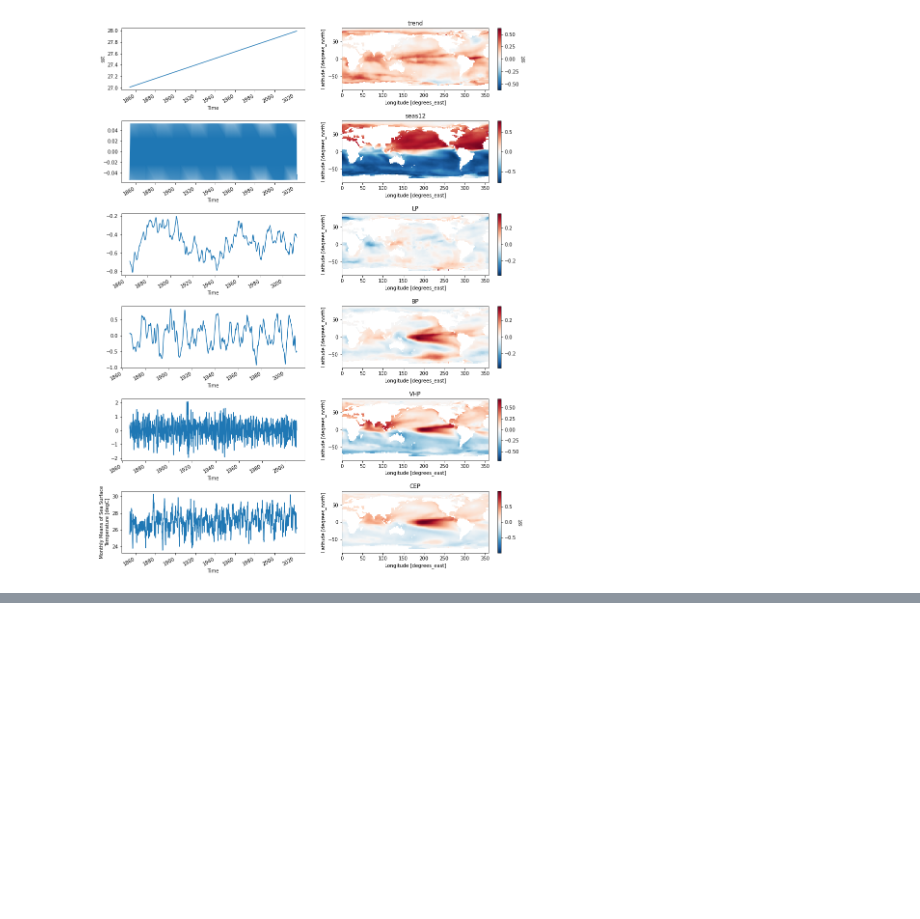
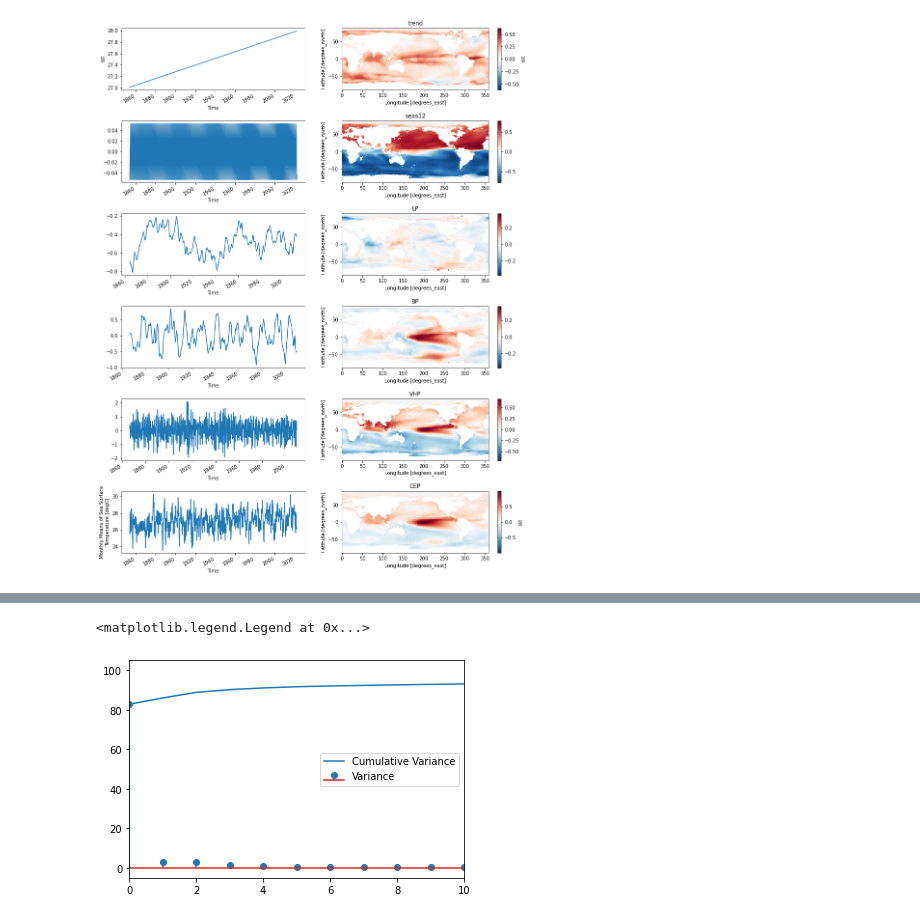
Before and after one commit to MPOcanes/MPO624_2022, a Jupyter notebook: Notebooks/xarray_SST_timeregressions.ipynb, the cells around one changed output, grey strips where cells are left out. Saved outputs shown, nothing was run; the diff lists cells and outputs as text; code cells hidden in the pictures; blank space fills up the shorter version.

```diff
--- a/Notebooks/xarray_SST_timeregressions.ipynb
+++ b/Notebooks/xarray_SST_timeregressions.ipynb
@@ -198,0 +211,19 @@ CEPcorr.plot(); plt.title('CEP')
+# %%
+# EOFs of total SST field
+from eofs.xarray import Eof
+
+NEOF = 5
+
+solver = Eof( ds.sst )
+pc = solver.pcs(npcs=NEOF)
+eof = solver.eofs(neofs=NEOF)
+# %%
+variance=solver.varianceFraction() # this is same as eigenvals/sum(eigenvals)
+
+plt.stem(variance*100.0,label="Variance")
+plt.plot(variance.cumsum()*100.0,label="Cumulative Variance")
+plt.xlim(0,10,1)
+plt.legend()
+# %% [output]
+<matplotlib.legend.Legend at 0x...>
+[figure, added]
```
Also changed, not shown: parts of 6 cells of this notebook.
